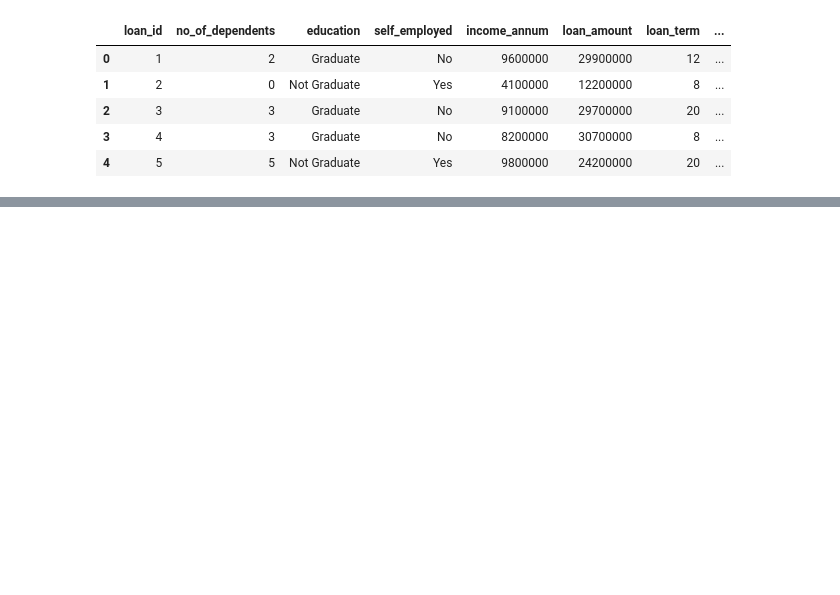
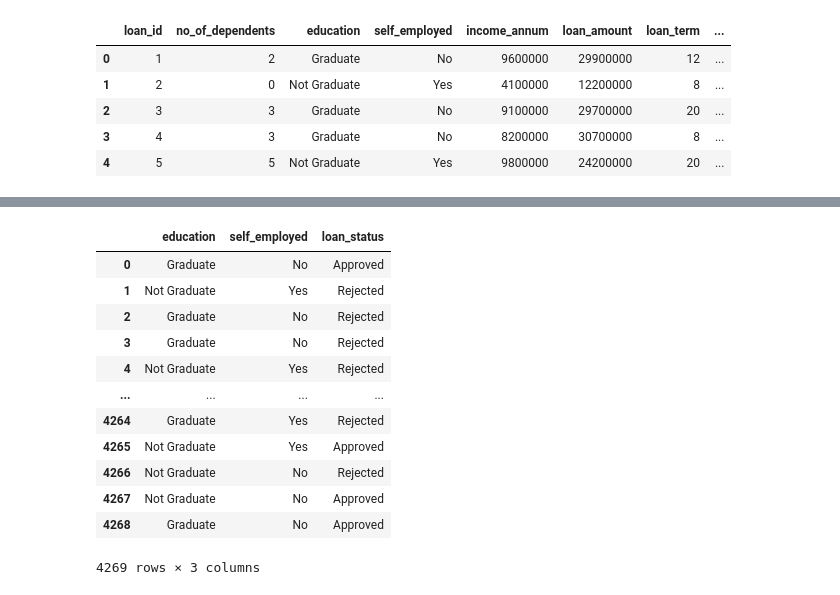
Before and after one commit to Rampenator/dsb, a Jupyter notebook: Ville.ipynb, the cells around one changed output, grey strips where cells are left out. Saved outputs shown, nothing was run; the diff lists cells and outputs as text; code cells hidden in the pictures; blank space fills up the shorter version.

```diff
--- a/Ville.ipynb
+++ b/Ville.ipynb
@@ -22,0 +109,16 @@ loans.head()
+# %%
+loans.select_dtypes(include="object")
+# %% [output]
+|  | education | self_employed | loan_status |
+| 0 | Graduate | No | Approved |
+| 1 | Not Graduate | Yes | Rejected |
+| 2 | Graduate | No | Rejected |
+| 3 | Graduate | No | Rejected |
+| 4 | Not Graduate | Yes | Rejected |
+| ... | ... | ... | ... |
+| 4264 | Graduate | Yes | Rejected |
+| 4265 | Not Graduate | Yes | Approved |
+| 4266 | Not Graduate | No | Rejected |
+| 4267 | Not Graduate | No | Approved |
+| 4268 | Graduate | No | Approved |
+4269 rows × 3 columns
```
Also changed, not shown: parts of 17 cells of this notebook.
